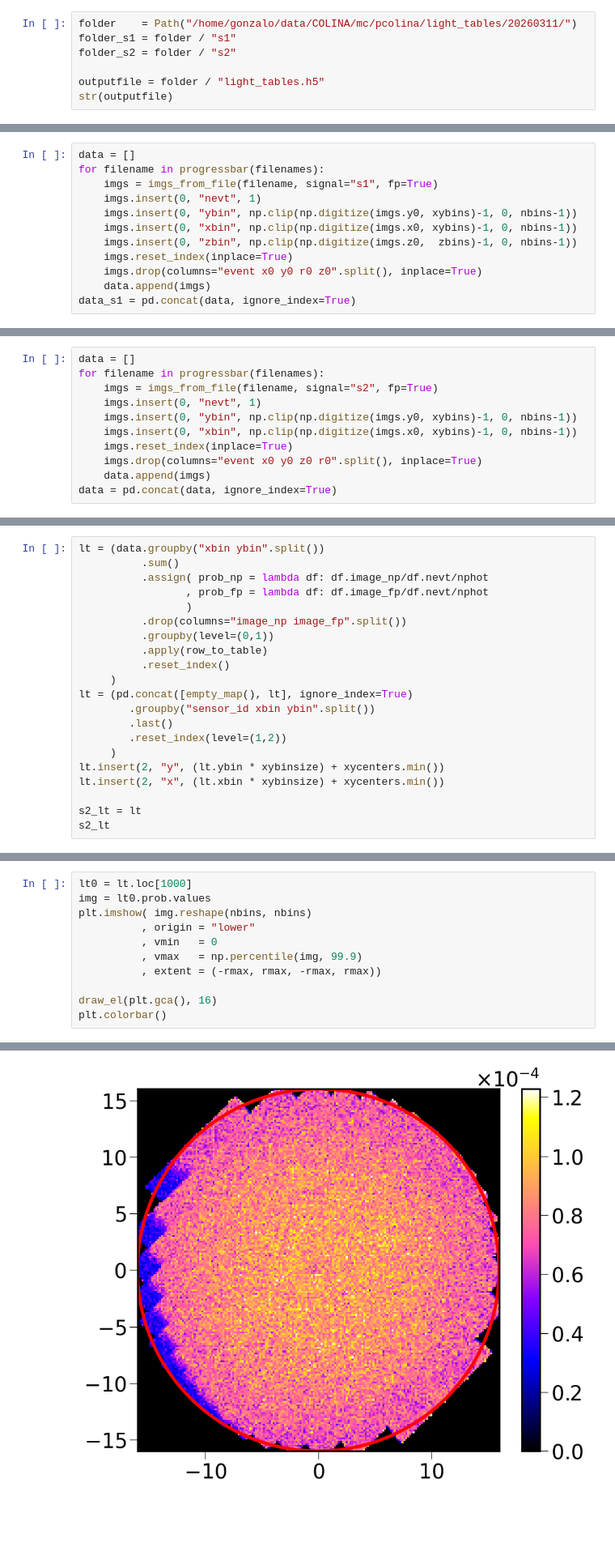
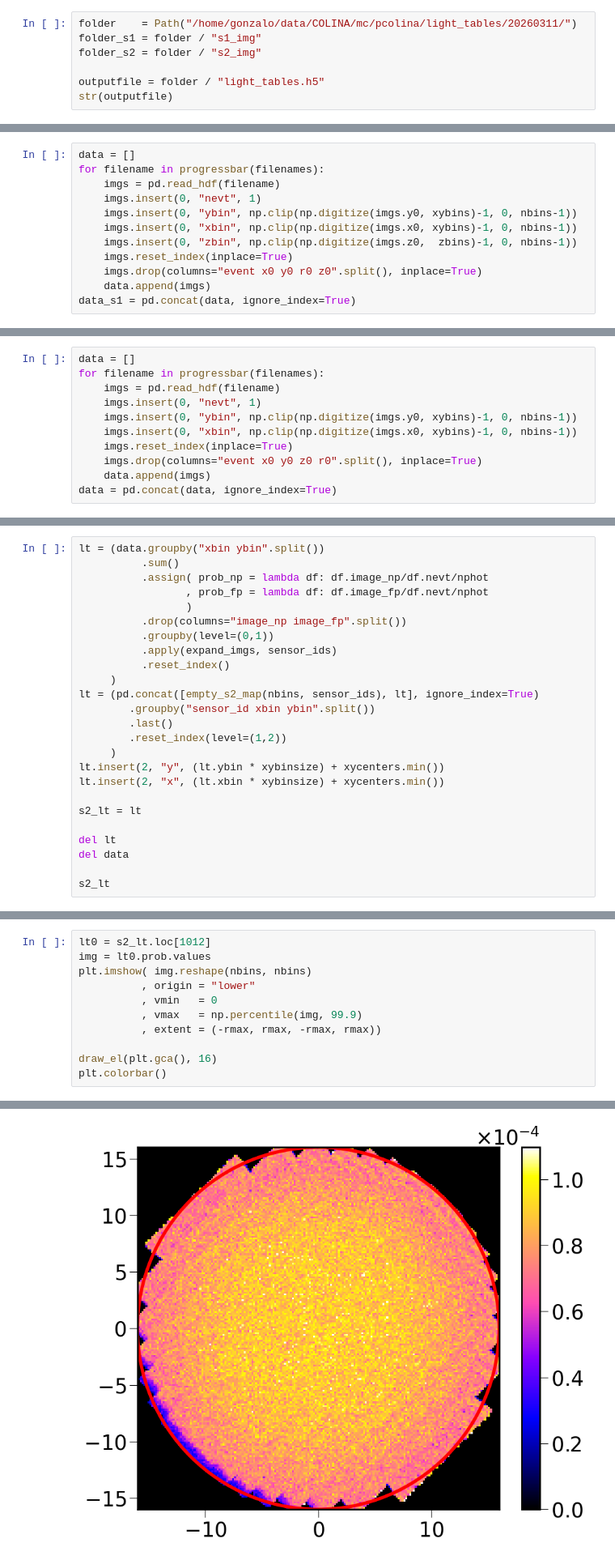
Before and after one commit to gonzaponte/colina, a Jupyter notebook: simulation/light_tables.ipynb, the cells around one changed output, grey strips where cells are left out. Shown at 81% size. Saved outputs shown, nothing was run; the diff lists cells and outputs as text; blank space fills up the shorter version.

Commit message:
Refactor light table notebook

```diff
--- a/simulation/light_tables.ipynb
+++ b/simulation/light_tables.ipynb
@@ -21,8 +21,8 @@ from utils import *
 %autoreload 2
 # %%
 folder    = Path("/home/gonzalo/data/COLINA/mc/pcolina/light_tables/20260311/")
-folder_s1 = folder / "s1"
-folder_s2 = folder / "s2"
+folder_s1 = folder / "s1_img"
+folder_s2 = folder / "s2_img"
 
 outputfile = folder / "light_tables.h5"
 str(outputfile)
@@ -83,7 +82,7 @@ meta_s1 = pd.Series(dict( **conf
 # %%
 data = []
 for filename in progressbar(filenames):
-    imgs = imgs_from_file(filename, signal="s1", fp=True)
+    imgs = pd.read_hdf(filename)
     imgs.insert(0, "nevt", 1)
     imgs.insert(0, "ybin", np.clip(np.digitize(imgs.y0, xybins)-1, 0, nbins-1))
     imgs.insert(0, "xbin", np.clip(np.digitize(imgs.x0, xybins)-1, 0, nbins-1))
@@ -209,7 +197,7 @@ meta = pd.Series(dict( **conf
 # %%
 data = []
 for filename in progressbar(filenames):
-    imgs = imgs_from_file(filename, signal="s2", fp=True)
+    imgs = pd.read_hdf(filename)
     imgs.insert(0, "nevt", 1)
     imgs.insert(0, "ybin", np.clip(np.digitize(imgs.y0, xybins)-1, 0, nbins-1))
     imgs.insert(0, "xbin", np.clip(np.digitize(imgs.x0, xybins)-1, 0, nbins-1))
@@ -251,10 +231,10 @@ lt = (data.groupby("xbin ybin".split())
                  )
           .drop(columns="image_np image_fp".split())
           .groupby(level=(0,1))
-          .apply(row_to_table)
+          .apply(expand_imgs, sensor_ids)
           .reset_index()
      )
-lt = (pd.concat([empty_map(), lt], ignore_index=True)
+lt = (pd.concat([empty_s2_map(nbins, sensor_ids), lt], ignore_index=True)
         .groupby("sensor_id xbin ybin".split())
         .last()
         .reset_index(level=(1,2))
@@ -263,6 +243,10 @@ lt.insert(2, "y", (lt.ybin * xybinsize) + xycenters.min())
 lt.insert(2, "x", (lt.xbin * xybinsize) + xycenters.min())
 
 s2_lt = lt
+
+del lt
+del data
+
 s2_lt
 # %% [output]
 |  | xbin | ybin | x | y | nevt | prob |
@@ -280,16 +264,16 @@ s2_lt
 | 4024 | 199 | 199 | 16.915 | 16.915 | 0 | 0.0 |
 5000000 rows × 6 columns
 # %%
-lt0 = lt.loc[1000]
+lt0 = s2_lt.loc[1012]
 img = lt0.prob.values
 plt.imshow( img.reshape(nbins, nbins)
           , origin = "lower"
           , vmin   = 0
           , vmax   = np.percentile(img, 99.9)
           , extent = (-rmax, rmax, -rmax, rmax))
 
 draw_el(plt.gca(), 16)
 plt.colorbar()
 # %% [output]
 <matplotlib.colorbar.Colorbar at 0x...>
-[figure, old version]
+[figure, new version]
```
Also changed, not shown: parts of 12 cells of this notebook.
